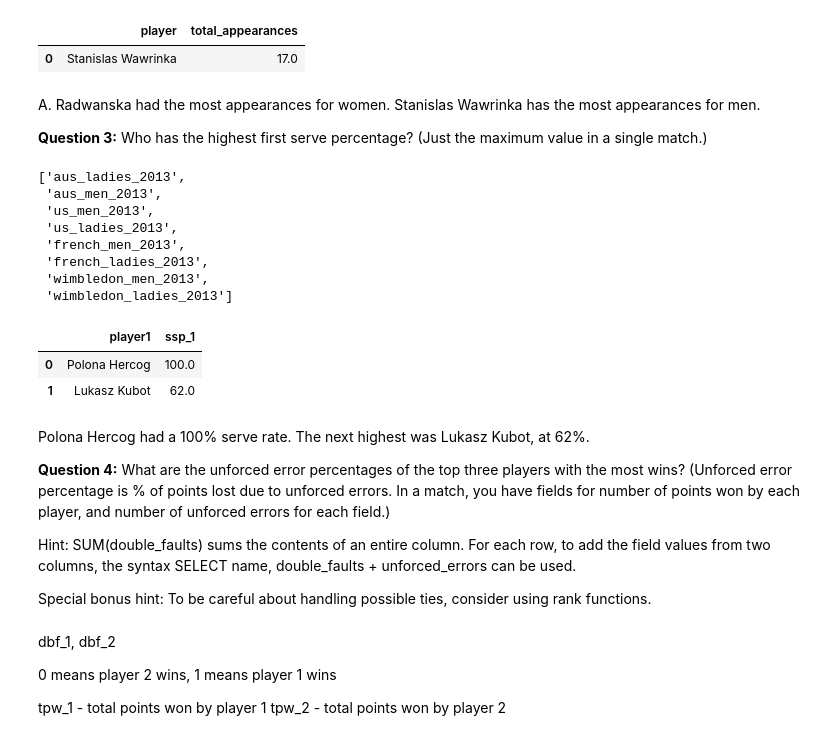
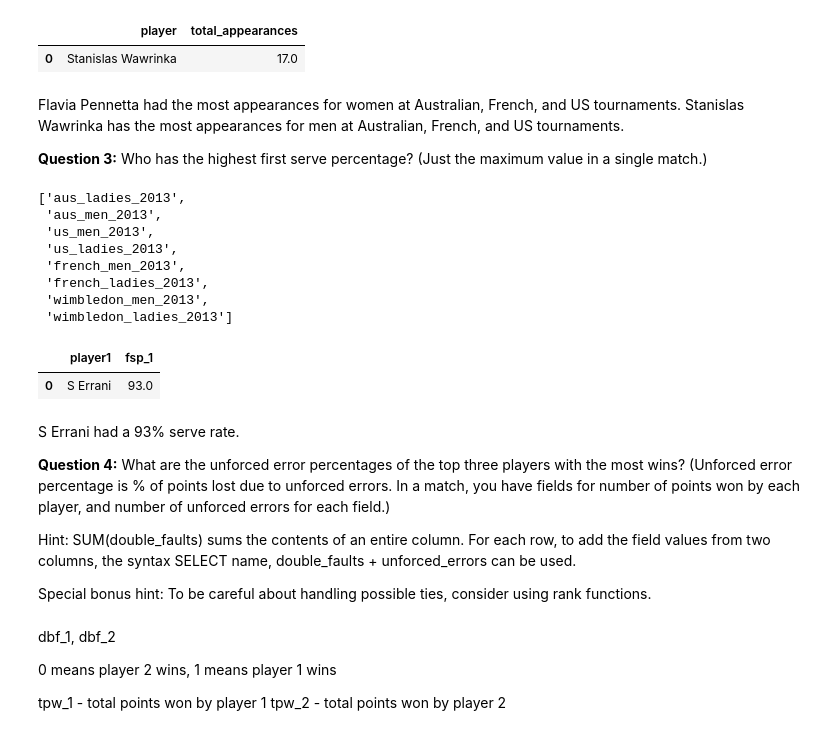
Before and after one commit to luketibbott/SQL, a Jupyter notebook: challenge-4.ipynb, the cells around one changed output. Drawn from its saved outputs; the diff is of its cells as text; code cells hidden in the pictures.

```diff
--- a/challenge-4.ipynb
+++ b/challenge-4.ipynb
@@ -3,7 +3,7 @@ import pandas as pd
 # %%
 from sshtunnel import SSHTunnelForwarder
 
-AWS_IP_ADDRESS = '54.185.236.146'
+AWS_IP_ADDRESS = '34.222.1.249'
 AWS_USERNAME = 'luke'
 SSH_KEY_PATH = '/users/luketibbott/.ssh/id_rsa'
 
@@ -447,7 +508,7 @@ pd.read_sql_query('''
 |  | player | total_appearances |
 | 0 | Stanislas Wawrinka | 17.0 |
 # %% [markdown]
-A. Radwanska had the most appearances for women. Stanislas Wawrinka has the most appearances for men.
+Flavia Pennetta had the most appearances for women at Australian, French, and US tournaments. Stanislas Wawrinka has the most appearances for men at Australian, French, and US tournaments.
 
 **Question 3:** Who has the highest first serve percentage? (Just the maximum value in a single match.)
 # %%
@@ -463,82 +524,82 @@ cnx.table_names()
  'wimbledon_ladies_2013']
 # %%
 pd.read_sql_query('''
-                    WITH t1 AS (SELECT player1, ssp_1
+                    WITH t1 AS (SELECT player1, fsp_1
                     FROM aus_ladies_2013
                     ORDER BY 2 DESC
                     LIMIT 1),
 
-                    t2 AS (SELECT player2, ssp_2
+                    t2 AS (SELECT player2, fsp_2
                     FROM aus_ladies_2013
                     ORDER BY 2 DESC
                     LIMIT 1),
 
-                    t3 AS (SELECT player1, ssp_1
+                    t3 AS (SELECT player1, fsp_1
                     FROM aus_men_2013
                     ORDER BY 2 DESC
                     LIMIT 1),
 
-                    t4 AS (SELECT player2, ssp_2
+                    t4 AS (SELECT player2, fsp_2
                     FROM aus_men_2013
                     ORDER BY 2 DESC
                     LIMIT 1),
 
-                    t5 AS (SELECT player1, ssp_1
+                    t5 AS (SELECT player1, fsp_1
                     FROM french_ladies_2013
                     ORDER BY 2 DESC
                     LIMIT 1),
 
-                    t6 AS (SELECT player2, ssp_2
+                    t6 AS (SELECT player2, fsp_2
                     FROM french_ladies_2013
                     ORDER BY 2 DESC
                     LIMIT 1),
 
-                    t7 AS (SELECT player1, ssp_1
+                    t7 AS (SELECT player1, fsp_1
                     FROM french_men_2013
                     ORDER BY 2 DESC
                     LIMIT 1),
 
-                    t8 AS (SELECT player2, ssp_2
+                    t8 AS (SELECT player2, fsp_2
                     FROM french_men_2013
                     ORDER BY 2 DESC
                     LIMIT 1),
 
-                    t9 AS (SELECT player1, ssp_1
+                    t9 AS (SELECT player1, fsp_1
                     FROM us_ladies_2013
                     ORDER BY 2 DESC
                     LIMIT 1),
 
-                    t10 AS (SELECT player2, ssp_2
+                    t10 AS (SELECT player2, fsp_2
                     FROM us_ladies_2013
                     ORDER BY 2 DESC
                     LIMIT 1),
 
-                    t11 AS (SELECT player1, ssp_1
+                    t11 AS (SELECT player1, fsp_1
                     FROM us_men_2013
                     ORDER BY 2 DESC
                     LIMIT 1),
 
-                    t12 AS (SELECT player2, ssp_2
+                    t12 AS (SELECT player2, fsp_2
                     FROM us_men_2013
                     ORDER BY 2 DESC
                     LIMIT 1),
 
-                    t13 AS (SELECT player1, ssp_1
+                    t13 AS (SELECT player1, fsp_1
                     FROM wimbledon_ladies_2013
                     ORDER BY 2 DESC
                     LIMIT 1),
 
-                    t14 AS (SELECT player2, ssp_2
+                    t14 AS (SELECT player2, fsp_2
                     FROM wimbledon_ladies_2013
                     ORDER BY 2 DESC
                     LIMIT 1),
 
-                    t15 AS (SELECT player1, ssp_1
+                    t15 AS (SELECT player1, fsp_1
                     FROM wimbledon_men_2013
                     ORDER BY 2 DESC
                     LIMIT 1),
 
-                    t16 AS (SELECT player2, ssp_2
+                    t16 AS (SELECT player2, fsp_2
                     FROM wimbledon_men_2013
                     ORDER BY 2 DESC
                     LIMIT 1),
@@ -567,41 +628,40 @@ pd.read_sql_query('''
                   SELECT *
                   FROM t8
                   UNION
                   SELECT *
                   FROM t9
                   UNION
                   SELECT *
                   FROM t10
                   UNION
                   SELECT *
                   FROM t11
                   UNION
                   SELECT *
                   FROM t12
                   UNION
                   SELECT *
                   FROM t13
                   UNION
                   SELECT *
                   FROM t14
                   UNION
                   SELECT *
                   FROM t15
                   UNION
                   SELECT *
                   FROM t16)
 
-                  SELECT player1, ssp_1
+                  SELECT *
                   FROM top_servers
-                  ORDER BY ssp_1 DESC
-                  LIMIT 2;
+                  ORDER BY fsp_1 DESC
+                  LIMIT 1;
                   ''', cnx)
 # %% [output]
-|  | player1 | ssp_1 |
-| 0 | Polona Hercog | 100.0 |
-| 1 | Lukasz Kubot | 62.0 |
+|  | player1 | fsp_1 |
+| 0 | S Errani | 93.0 |
 # %% [markdown]
-Polona Hercog had a 100% serve rate. The next highest was Lukasz Kubot, at 62%.
+S Errani had a 93% serve rate.
 
 **Question 4:** What are the unforced error percentages of the top three players with the most wins? (Unforced error percentage is % of points lost due to unforced errors. In a match, you have fields for number of points won by each player, and number of unforced errors for each field.)
 
```
Also changed, not shown: parts of 11 cells of this notebook.
